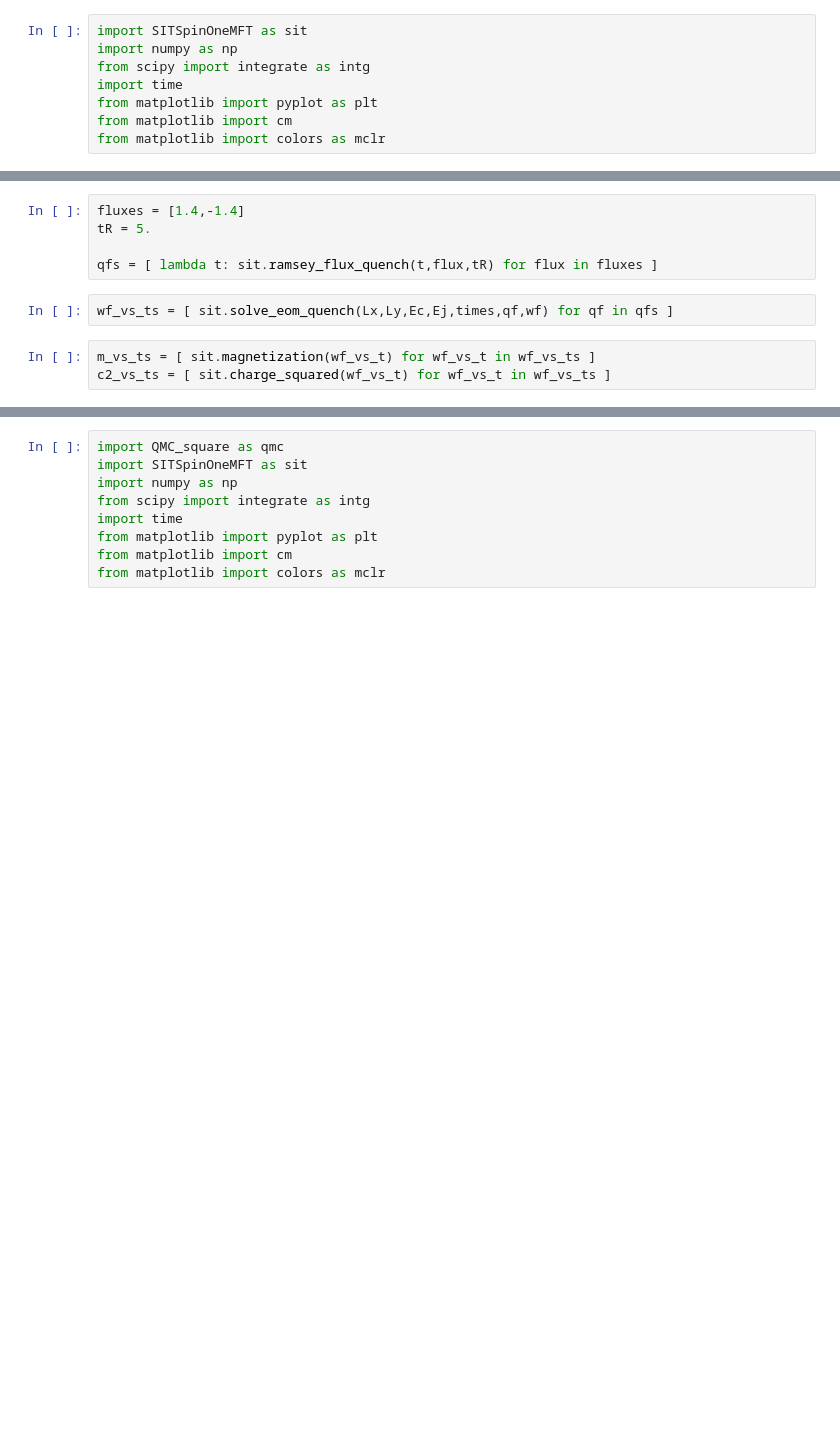
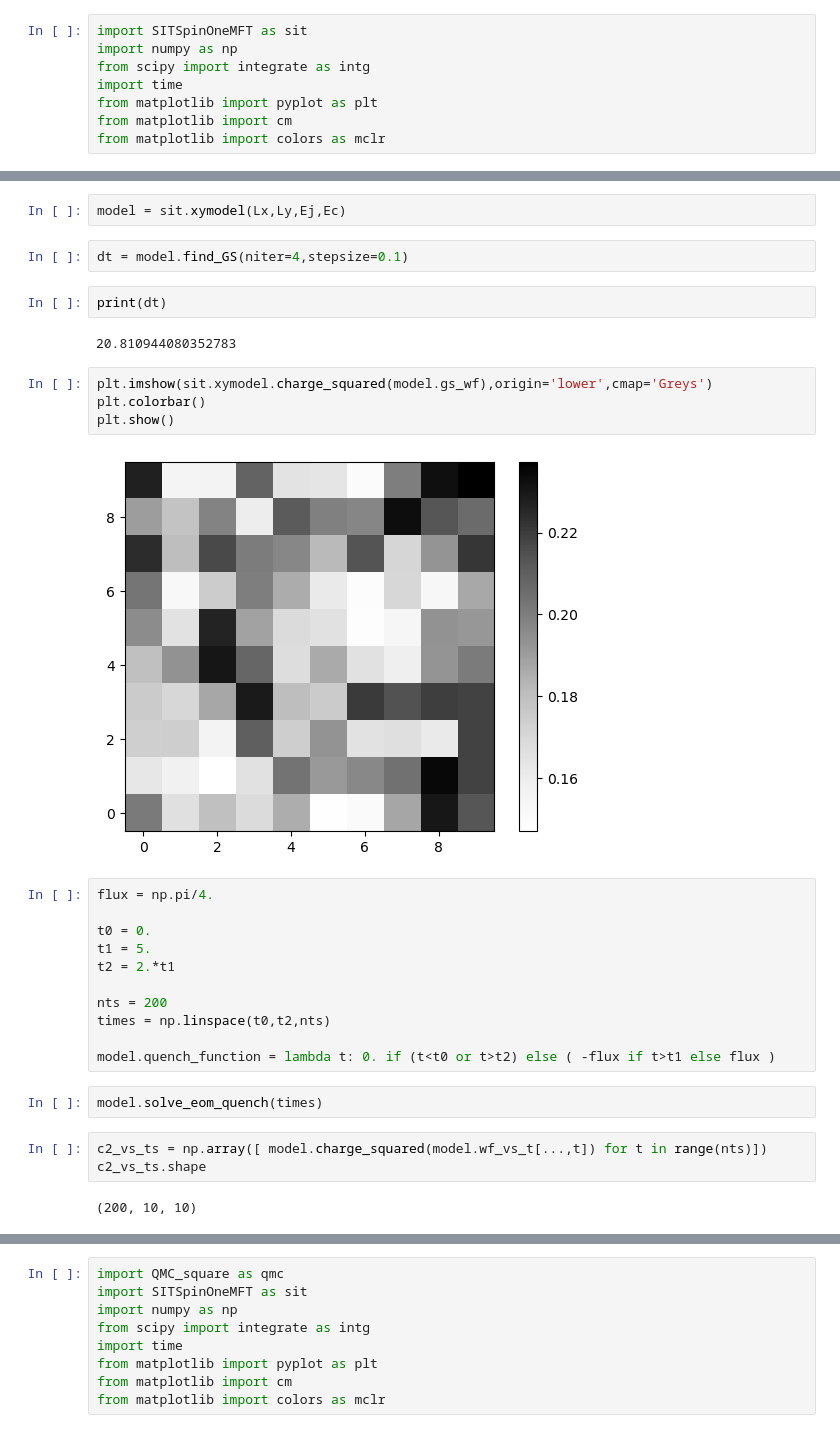
Before and after one commit to j-curtis/QMC_XY_rotor, a Jupyter notebook: testing.ipynb, the cells around one changed output, grey strips where cells are left out. Drawn from its saved outputs; the diff is of its cells as text; blank space fills up the shorter version.

```diff
--- a/testing.ipynb
+++ b/testing.ipynb
@@ -29,10 +20,32 @@ times = np.linspace(0.,20.,nts)
+# %%
+model = sit.xymodel(Lx,Ly,Ej,Ec)
+# %%
+dt = model.find_GS(niter=4,stepsize=0.1)
+# %%
+print(dt)
+# %% [output]
+20.810944080352783
+# %%
+plt.imshow(sit.xymodel.charge_squared(model.gs_wf),origin='lower',cmap='Greys')
+plt.colorbar()
+plt.show()
+# %% [output]
+[figure, added]
 # %%
-fluxes = [1.4,-1.4]
-tR = 5.
+flux = np.pi/4.
 
-qfs = [ lambda t: sit.ramsey_flux_quench(t,flux,tR) for flux in fluxes ]
+t0 = 0.
+t1 = 5.
+t2 = 2.*t1
+
+nts = 200
+times = np.linspace(t0,t2,nts)
+
+model.quench_function = lambda t: 0. if (t<t0 or t>t2) else ( -flux if t>t1 else flux )
 # %%
-wf_vs_ts = [ sit.solve_eom_quench(Lx,Ly,Ec,Ej,times,qf,wf) for qf in qfs ]
+model.solve_eom_quench(times)
 # %%
-m_vs_ts = [ sit.magnetization(wf_vs_t) for wf_vs_t in wf_vs_ts ]
-c2_vs_ts = [ sit.charge_squared(wf_vs_t) for wf_vs_t in wf_vs_ts ]
+c2_vs_ts = np.array([ model.charge_squared(model.wf_vs_t[...,t]) for t in range(nts)])
+c2_vs_ts.shape
+# %% [output]
+(200, 10, 10)
```
Also changed, not shown: parts of 10 cells of this notebook, 1 other file.
